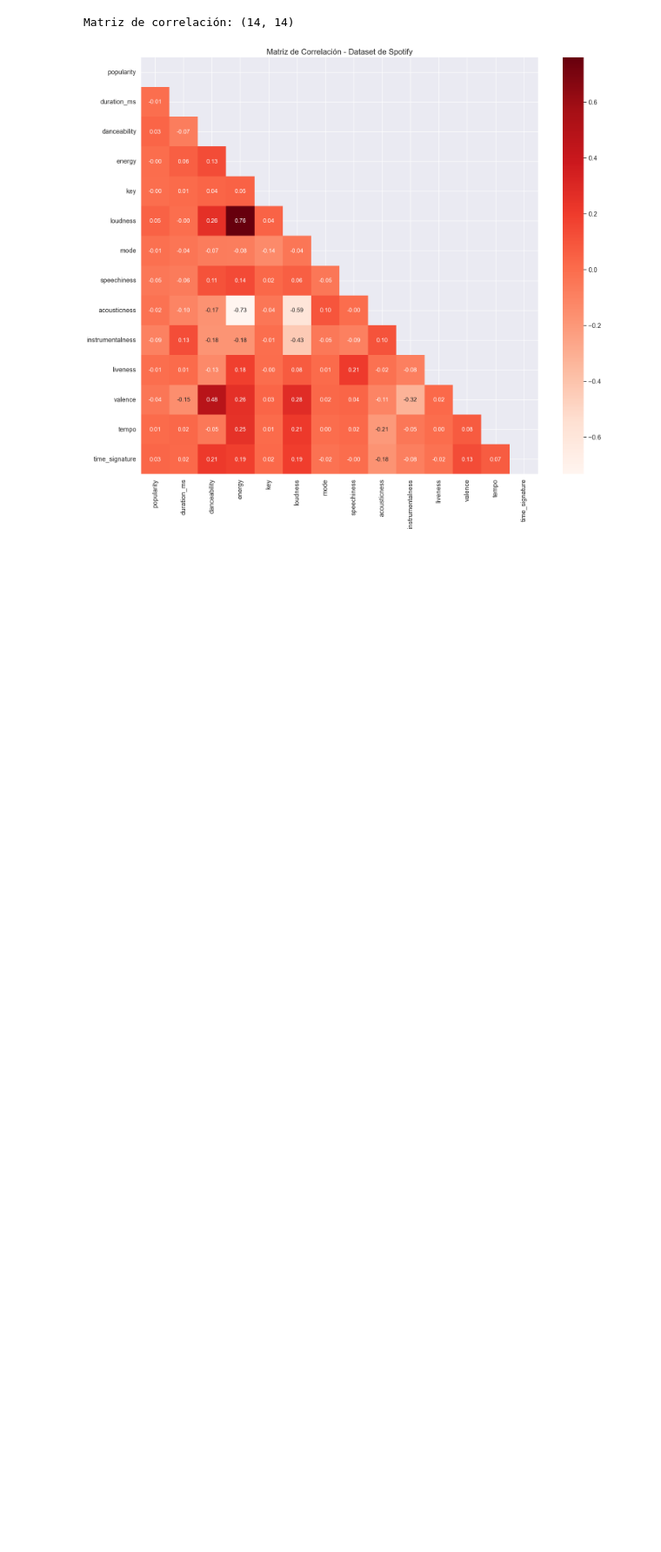
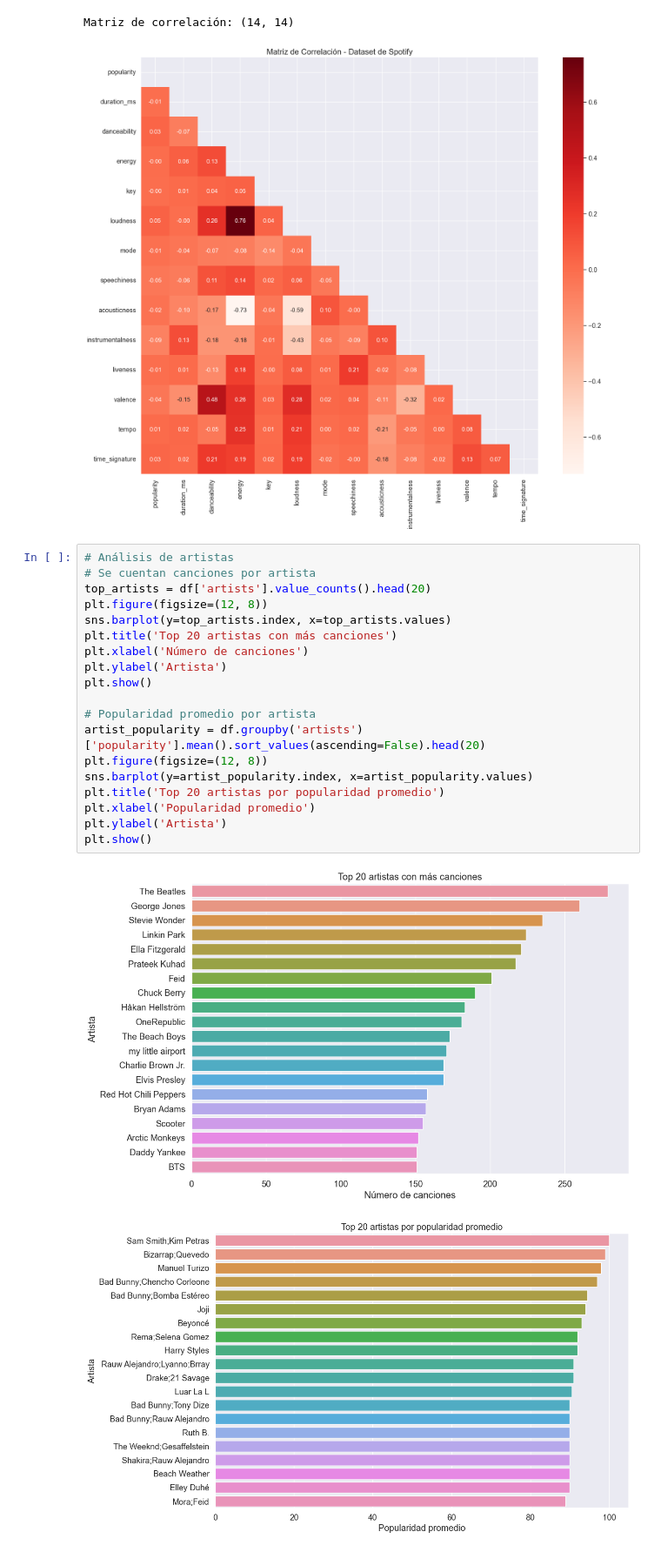
Before and after one commit to MariaClara091/jbook_ml2025, a Jupyter notebook: _sources/Analisis_exploratorio.ipynb, the cells around one changed output. Shown at 87% size. Saved outputs shown, nothing was run; the diff lists cells and outputs as text; blank space fills up the shorter version.

```diff
--- a/_sources/Analisis_exploratorio.ipynb
+++ b/_sources/Analisis_exploratorio.ipynb
@@ -210,3 +210,25 @@ plt.show()
 # %% [output]
 Matriz de correlación: (14, 14)
 [figure]
+# %%
+# Análisis de artistas
+# Se cuentan canciones por artista
+top_artists = df['artists'].value_counts().head(20)
+plt.figure(figsize=(12, 8))
+sns.barplot(y=top_artists.index, x=top_artists.values)
+plt.title('Top 20 artistas con más canciones')
+plt.xlabel('Número de canciones')
+plt.ylabel('Artista')
+plt.show()
+
+# Popularidad promedio por artista
+artist_popularity = df.groupby('artists')['popularity'].mean().sort_values(ascending=False).head(20)
+plt.figure(figsize=(12, 8))
+sns.barplot(y=artist_popularity.index, x=artist_popularity.values)
+plt.title('Top 20 artistas por popularidad promedio')
+plt.xlabel('Popularidad promedio')
+plt.ylabel('Artista')
+plt.show()
+# %% [output]
+[figure, added]
+[figure, added]
```
Also changed, not shown: parts of 7 cells of this notebook, 13 other files.
